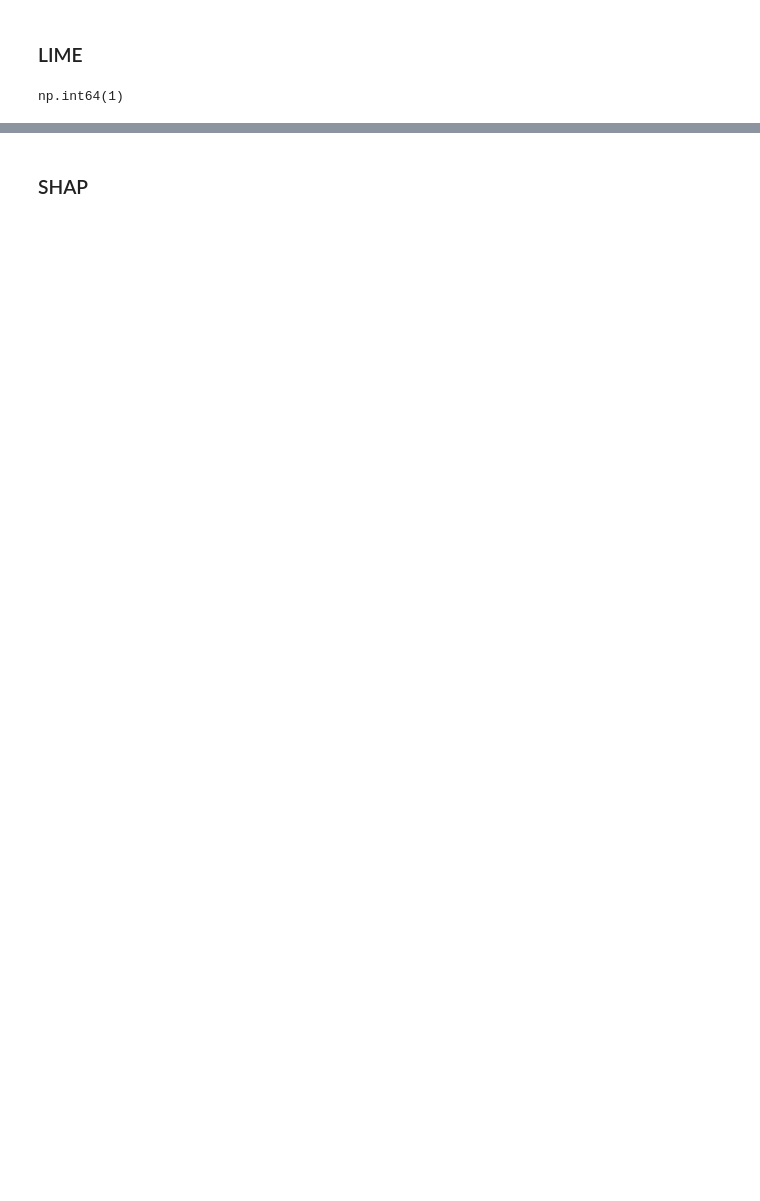
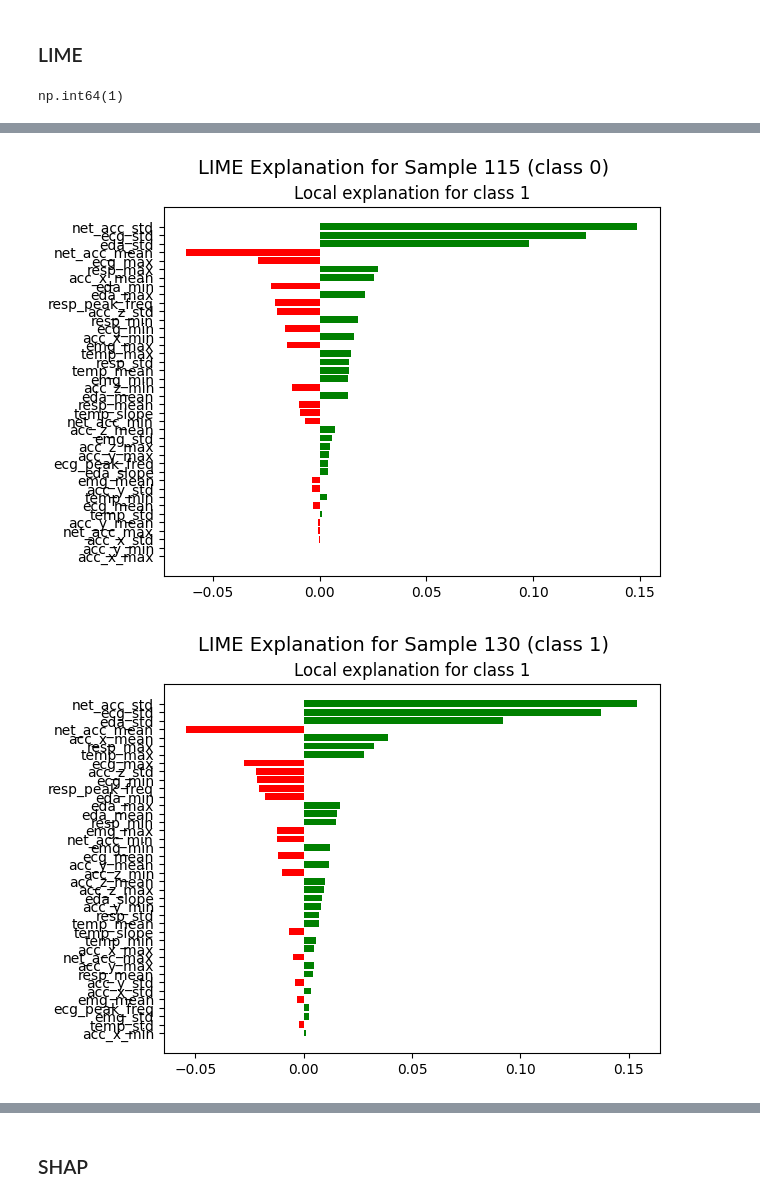
Before and after one commit to Yranshevare/XAI_For_Stress_and_Mental_Health_Prediction, a Jupyter notebook: ModelTraining/train3.ipynb, the cells around one changed output, grey strips where cells are left out. Drawn from its saved outputs; the diff is of its cells as text; code cells hidden in the pictures; blank space fills up the shorter version.

```diff
--- a/ModelTraining/train3.ipynb
+++ b/ModelTraining/train3.ipynb
@@ -328,0 +377,20 @@ plt.show()
+# %%
+import matplotlib.pyplot as plt
+import numpy as np
+
+num_samples = 4
+indices = np.random.choice(len(x_test), num_samples, replace=False)
+
+for idx in indices:
+    explanation = explainer.explain_instance(
+        data_row=x_test.iloc[idx].values,
+        predict_fn=model.predict_proba,
+        num_features=100
+    )
+
+    fig = explanation.as_pyplot_figure()
+    fig.suptitle(f"LIME Explanation for Sample {idx} (class {y_test.iloc[idx]})", fontsize=14)
+    plt.show()
+# %% [output]
+[figure, added]
+[figure, added]
```
Also changed, not shown: parts of 25 cells of this notebook, 1 other file.
